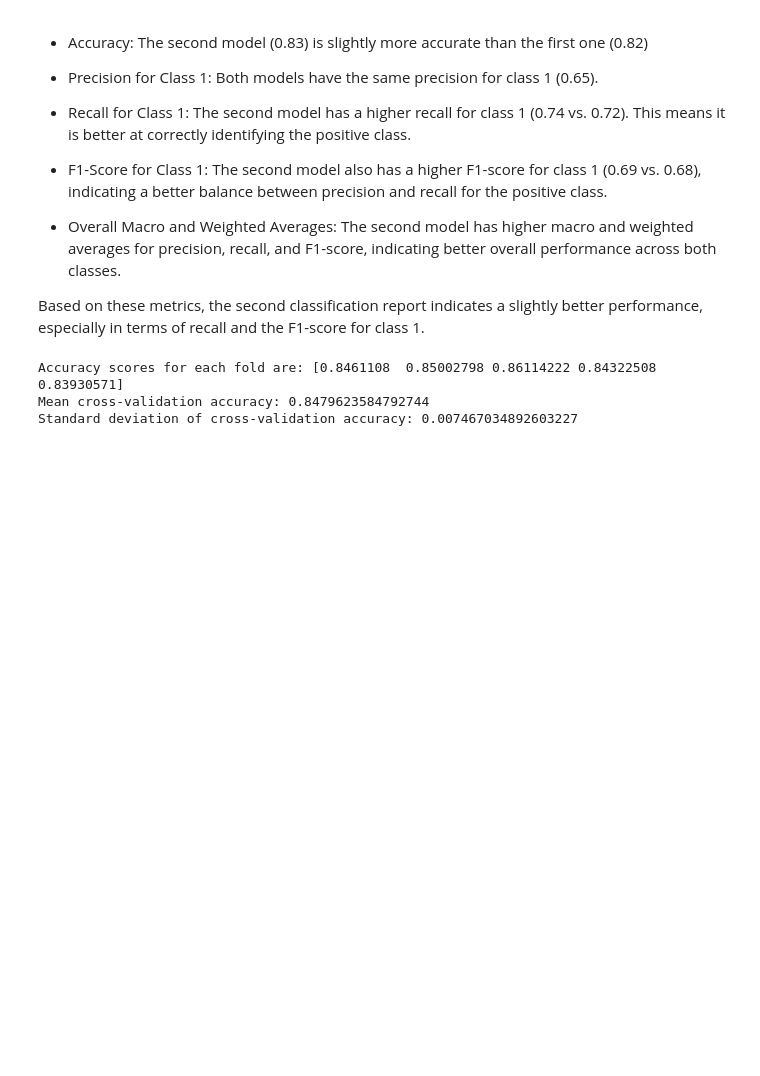
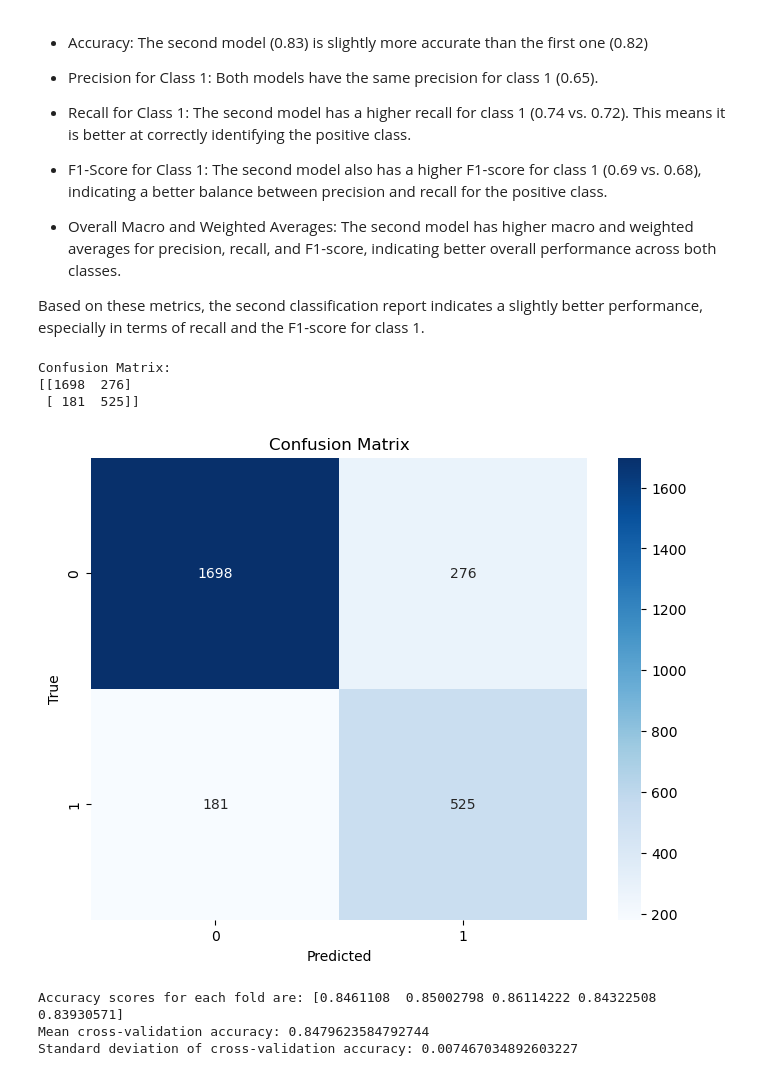
Before and after one commit to kholostovamk/Projects, a Jupyter notebook: ML/classification.ipynb, the cells around one changed output. Drawn from its saved outputs; the diff is of its cells as text; code cells hidden in the pictures; blank space fills up the shorter version.

Commit message:
added confusion matrix plotting

```diff
--- a/ML/classification.ipynb
+++ b/ML/classification.ipynb
@@ -339,7 +339,8 @@ print("Classification Report:")
 print(classification_report(y_test, y_pred))
 
 print("Confusion Matrix:")
-print(confusion_matrix(y_test, y_pred))
+cm=confusion_matrix(y_test, y_pred)
+print(cm)
 # %% [output]
 Classification Report:
               precision    recall  f1-score   support
@@ -366,5 +367,22 @@ Confusion Matrix:
 - Overall Macro and Weighted Averages: The second model has higher macro and weighted averages for precision, recall, and F1-score, indicating better overall performance across both classes.
 
 Based on these metrics, the second classification report indicates a slightly better performance, especially in terms of recall and the F1-score for class 1.
+# %%
+# Print the confusion matrix
+print("Confusion Matrix:")
+print(cm)
+
+# Optionally, you can create a more visual representation of the confusion matrix
+plt.figure(figsize=(8, 6))
+sns.heatmap(cm, annot=True, fmt='d', cmap='Blues')
+plt.xlabel('Predicted')
+plt.ylabel('True')
+plt.title('Confusion Matrix')
+plt.show()
+# %% [output]
+Confusion Matrix:
+[[1698  276]
+ [ 181  525]]
+[figure, added]
 # %%
 from sklearn.model_selection import cross_val_score
```
Also changed, not shown: parts of 8 cells of this notebook.
